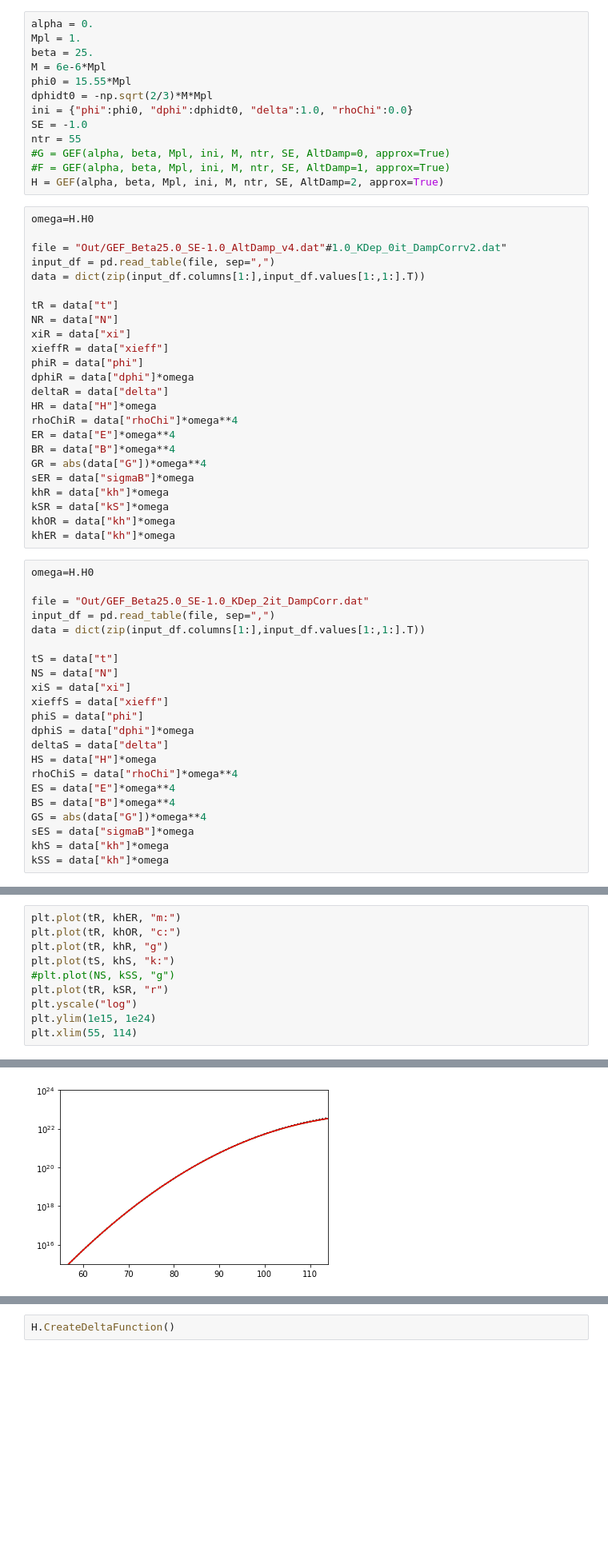
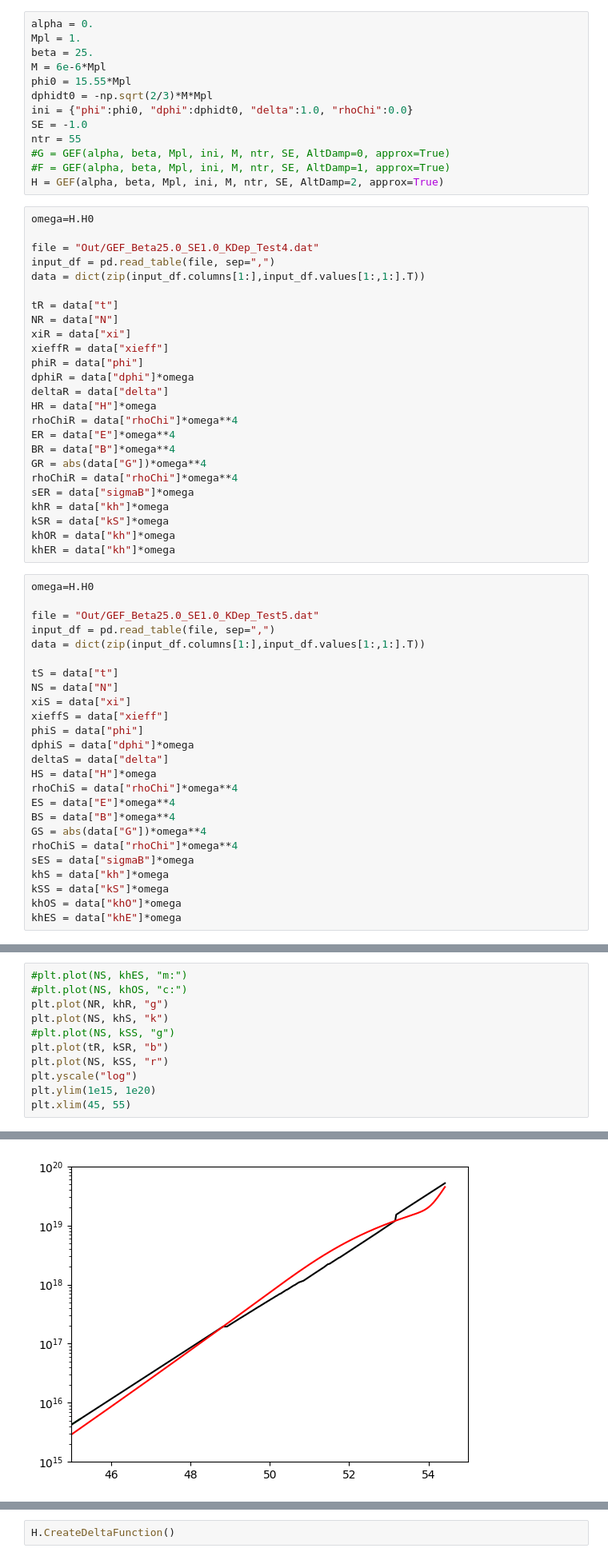
Before and after one commit to richard-von-eckardstein/GEFF, a Jupyter notebook: CompareTwoRuns.ipynb, the cells around one changed output, grey strips where cells are left out. Shown at 80% size. Cells and saved outputs as stored; diff of their text form; blank space fills up the shorter version.

```diff
--- a/CompareTwoRuns.ipynb
+++ b/CompareTwoRuns.ipynb
@@ -28,7 +28,7 @@ H = GEF(alpha, beta, Mpl, ini, M, ntr, SE, AltDamp=2, approx=True)
 # %%
 omega=H.H0
 
-file = "Out/GEF_Beta25.0_SE-1.0_AltDamp_v4.dat"#1.0_KDep_0it_DampCorrv2.dat"
+file = "Out/GEF_Beta25.0_SE1.0_KDep_Test4.dat"
 input_df = pd.read_table(file, sep=",")
 data = dict(zip(input_df.columns[1:],input_df.values[1:,1:].T))
 
@@ -44,6 +44,7 @@ rhoChiR = data["rhoChi"]*omega**4
 ER = data["E"]*omega**4
 BR = data["B"]*omega**4
 GR = abs(data["G"])*omega**4
+rhoChiR = data["rhoChi"]*omega**4
 sER = data["sigmaB"]*omega
 khR = data["kh"]*omega
 kSR = data["kS"]*omega
@@ -52,7 +53,7 @@ khER = data["kh"]*omega
 # %%
 omega=H.H0
 
-file = "Out/GEF_Beta25.0_SE-1.0_KDep_2it_DampCorr.dat"
+file = "Out/GEF_Beta25.0_SE1.0_KDep_Test5.dat"
 input_df = pd.read_table(file, sep=",")
 data = dict(zip(input_df.columns[1:],input_df.values[1:,1:].T))
 
@@ -68,6 +69,9 @@ rhoChiS = data["rhoChi"]*omega**4
 ES = data["E"]*omega**4
 BS = data["B"]*omega**4
 GS = abs(data["G"])*omega**4
+rhoChiS = data["rhoChi"]*omega**4
 sES = data["sigmaB"]*omega
 khS = data["kh"]*omega
-kSS = data["kh"]*omega
+kSS = data["kS"]*omega
+khOS = data["khO"]*omega
+khES = data["khE"]*omega
@@ -130,11 +153,12 @@ plt.show()
 # %%
-plt.plot(tR, khER, "m:")
-plt.plot(tR, khOR, "c:")
-plt.plot(tR, khR, "g")
-plt.plot(tS, khS, "k:")
+#plt.plot(NS, khES, "m:")
+#plt.plot(NS, khOS, "c:")
+plt.plot(NR, khR, "g")
+plt.plot(NS, khS, "k")
 #plt.plot(NS, kSS, "g")
-plt.plot(tR, kSR, "r")
+plt.plot(tR, kSR, "b")
+plt.plot(NS, kSS, "r")
 plt.yscale("log")
-plt.ylim(1e15, 1e24)
-plt.xlim(55, 114)
+plt.ylim(1e15, 1e20)
+plt.xlim(45, 55)
 # %% [output]
@@ -142 +166 @@ plt.xlim(55, 114)
-[figure, old version]
+[figure, new version]
```
Also changed, not shown: parts of 5 cells of this notebook, 3 other files.
